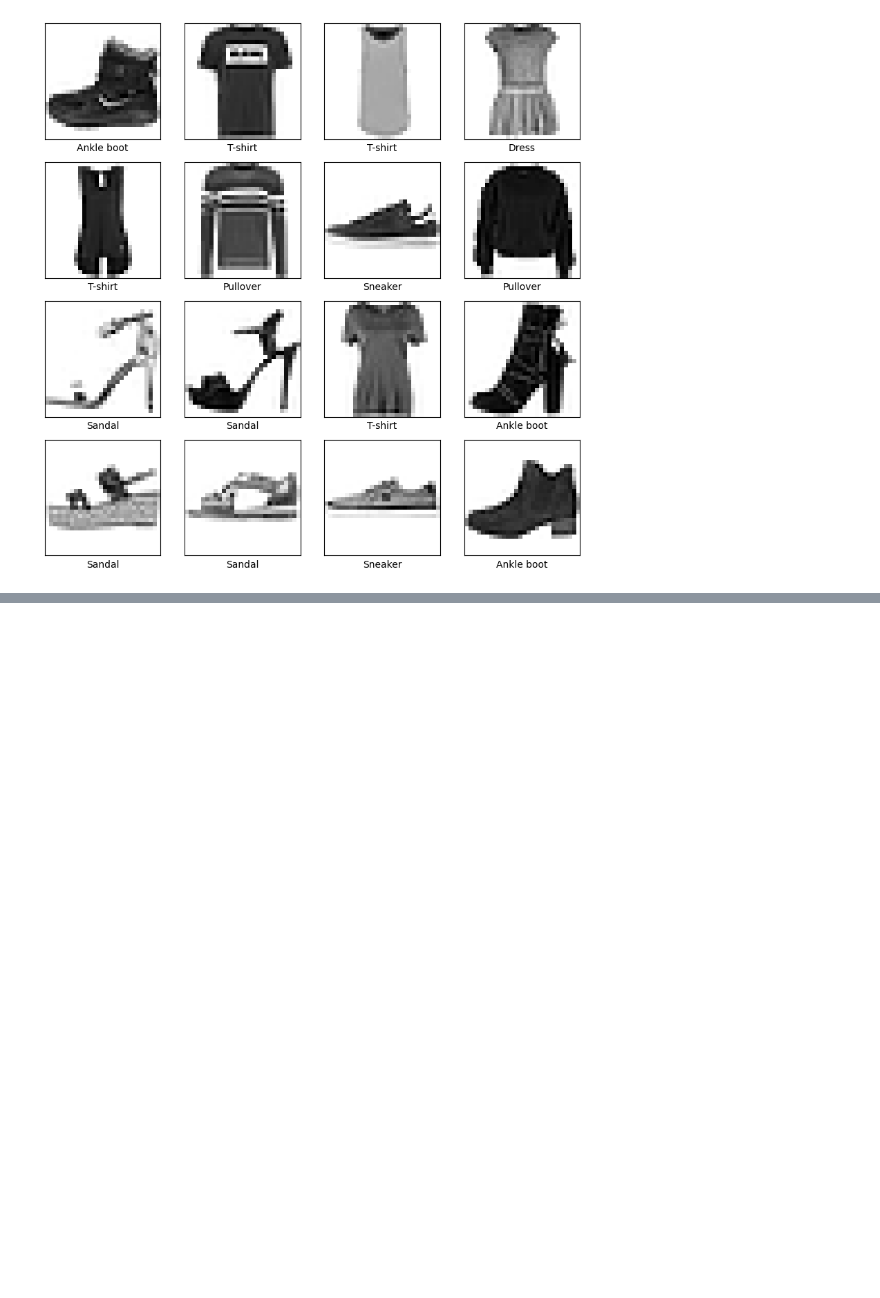
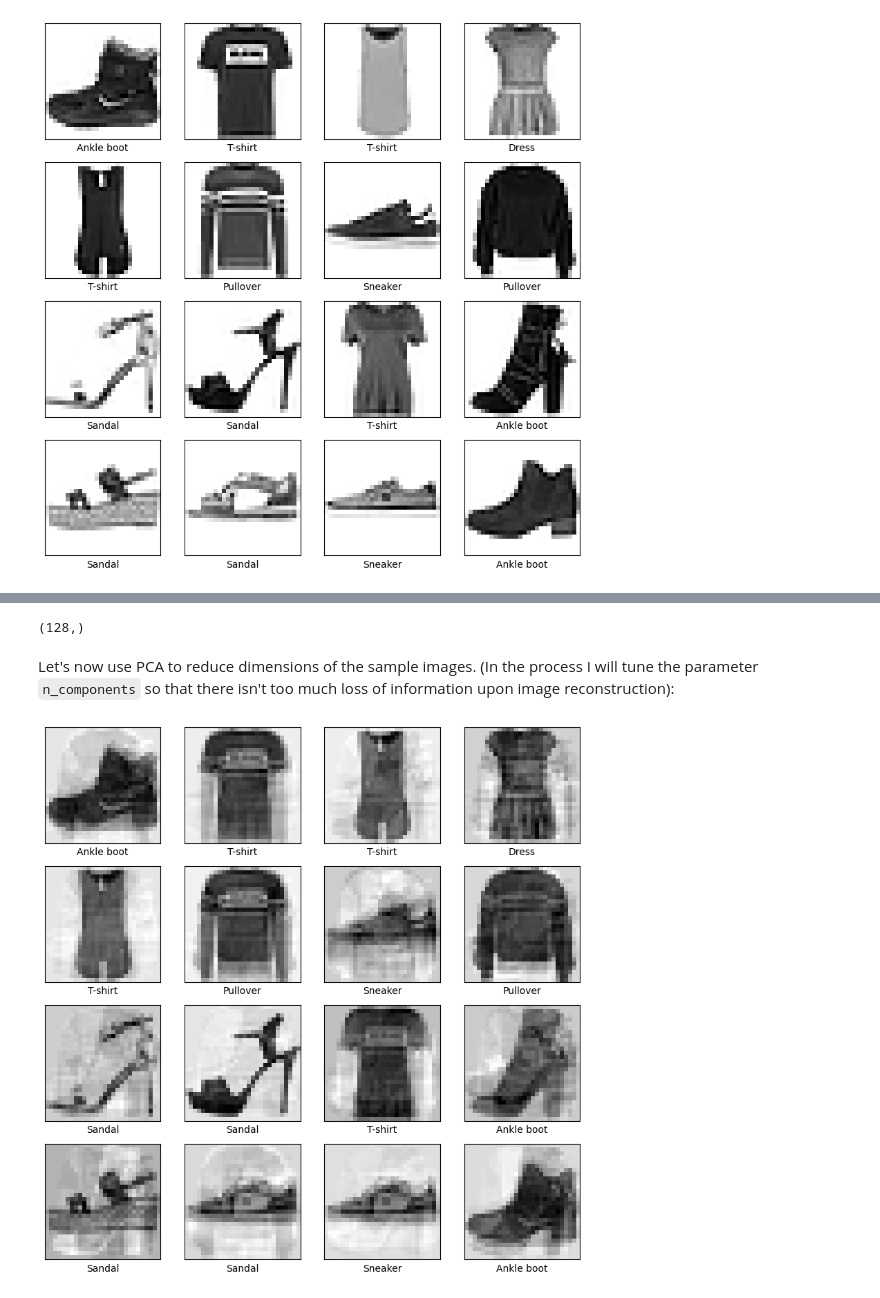
Before and after one commit to pranjal-s/machine-learning, a Jupyter notebook: fashion_images_PCA_SVC_Classification.ipynb, the cells around one changed output, grey strips where cells are left out. Cells and saved outputs as stored; diff of their text form; code cells hidden in the pictures; blank space fills up the shorter version.

```diff
--- a/fashion_images_PCA_SVC_Classification.ipynb
+++ b/fashion_images_PCA_SVC_Classification.ipynb
@@ -122,0 +184,35 @@ plt.show()
+# %%
+# the parameter set {orientations=8, pixels_per_cell=(7, 7), cells_per_block=(1, 1)}
+# preserves enough representation while adding only 128 features.
+hog_feature.shape
+# %% [output]
+(128,)
+# %% [markdown]
+Let's now use PCA to reduce dimensions of the sample images. (In the process I will tune the parameter `n_components` so that there isn't too much loss of information upon image reconstruction):
+# %%
+from sklearn.decomposition import PCA
+
+pca = PCA(n_components=8)
+image_recon = pca.inverse_transform(pca.fit_transform(sample_features))
+
+# make figure with the 16 images
+plt.figure(figsize=(10,10))
+for i in range(16):
+    # position subplot in a 4x4 grid
+    plt.subplot(4,4,i+1)
+
+    # hide axes ticks and grid
+    plt.xticks([])
+    plt.yticks([])
+    plt.grid(False)
+
+    # show images with reverse gray color map
+    plt.imshow(image_recon[i][:784].reshape((28,28)), cmap='gray_r')
+
+    # add labels
+    plt.xlabel(labels[y_train[i]])
+
+# show the figure
+plt.show()
+# %% [output]
+[figure, added]
```
Also changed, not shown: parts of 10 cells of this notebook, 1 other file.
